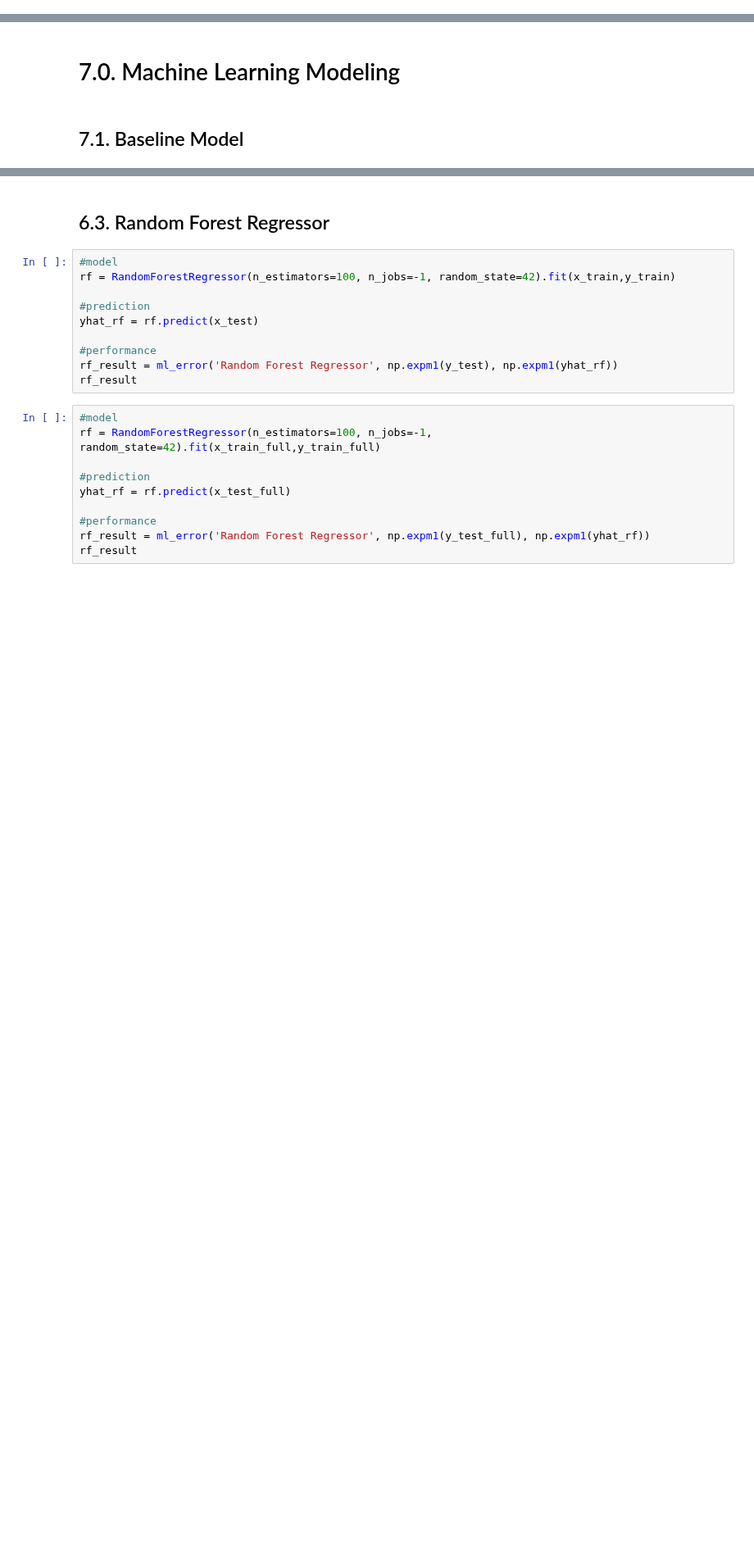
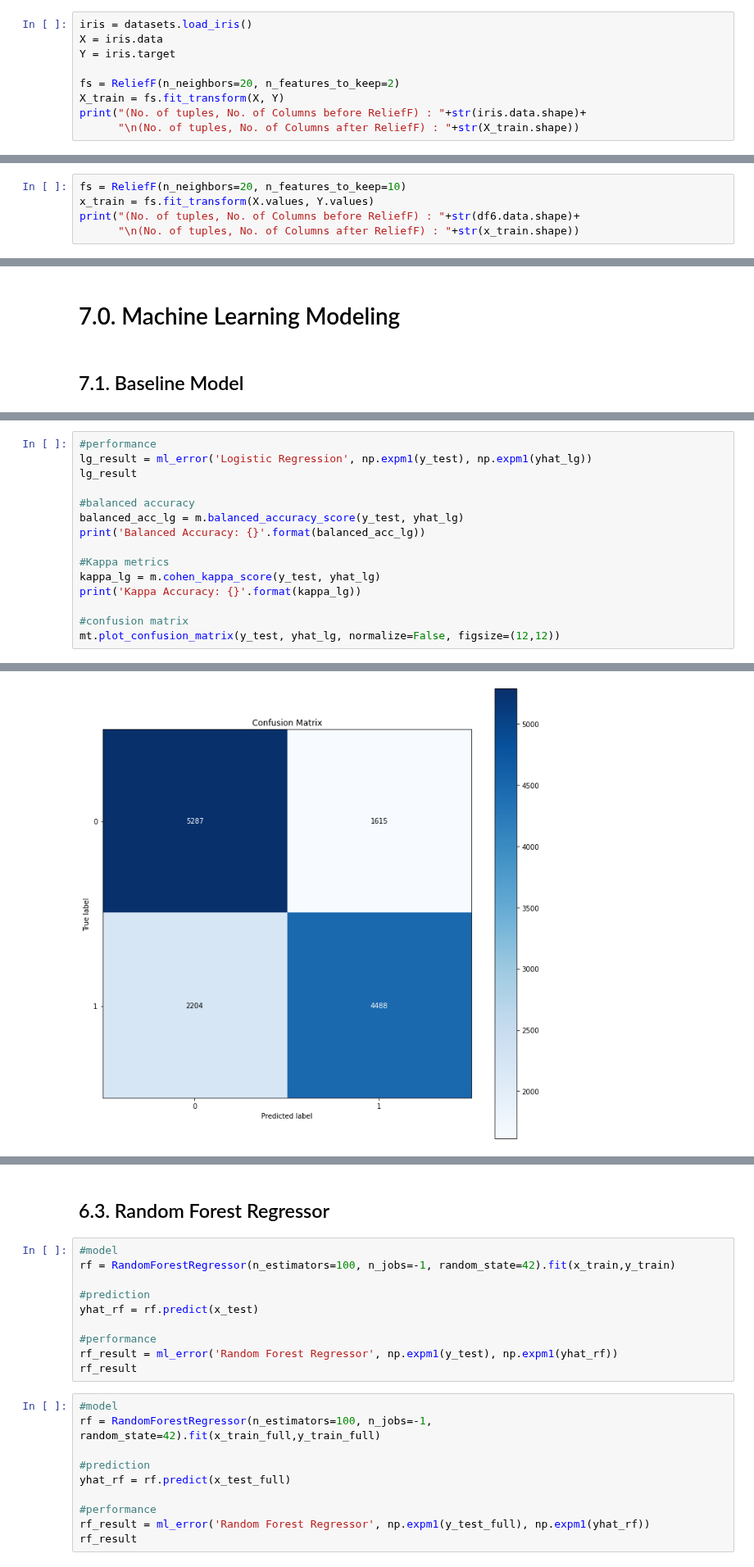
Before and after one commit to HenriqueCR1291/cardio_catch_diseases, a Jupyter notebook: m05_cardio_catch_diseases.ipynb, the cells around one changed output, grey strips where cells are left out. Shown at 82% size. Saved outputs shown, nothing was run; the diff lists cells and outputs as text; blank space fills up the shorter version.

```diff
--- a/m05_cardio_catch_diseases.ipynb
+++ b/m05_cardio_catch_diseases.ipynb
@@ -1289,3 +1309,12 @@ x_train_full, x_val_full, y_train_full, y_val_full = ms.train_test_split(x_full,
 #not selected from Boruta
 #cols_not_selected_boruta = list(np.setdiff1d(x_train_fs.columns,cols_selected_boruta))
 #cols_not_selected_boruta
+# %%
+iris = datasets.load_iris()
+X = iris.data
+Y = iris.target
+
+fs = ReliefF(n_neighbors=20, n_features_to_keep=2)
+X_train = fs.fit_transform(X, Y)
+print("(No. of tuples, No. of Columns before ReliefF) : "+str(iris.data.shape)+
+      "\n(No. of tuples, No. of Columns after ReliefF) : "+str(X_train.shape))
@@ -1291,0 +1336,5 @@ x_train_full, x_val_full, y_train_full, y_val_full = ms.train_test_split(x_full,
+# %%
+fs = ReliefF(n_neighbors=20, n_features_to_keep=10)
+x_train = fs.fit_transform(X.values, Y.values)
+print("(No. of tuples, No. of Columns before ReliefF) : "+str(df6.data.shape)+
+      "\n(No. of tuples, No. of Columns after ReliefF) : "+str(x_train.shape))
@@ -1333,0 +1393,16 @@ lrr_result
+# %%
+#performance
+lg_result = ml_error('Logistic Regression', np.expm1(y_test), np.expm1(yhat_lg))
+lg_result
+
+#balanced accuracy
+balanced_acc_lg = m.balanced_accuracy_score(y_test, yhat_lg)
+print('Balanced Accuracy: {}'.format(balanced_acc_lg))
+
+#Kappa metrics
+kappa_lg = m.cohen_kappa_score(y_test, yhat_lg)
+print('Kappa Accuracy: {}'.format(kappa_lg))
+
+#confusion matrix
+mt.plot_confusion_matrix(y_test, yhat_lg, normalize=False, figsize=(12,12))
+# %% [output]
@@ -1333,0 +1412 @@ lrr_result
+[figure, added]
```
Also changed, not shown: parts of 17 cells of this notebook.
